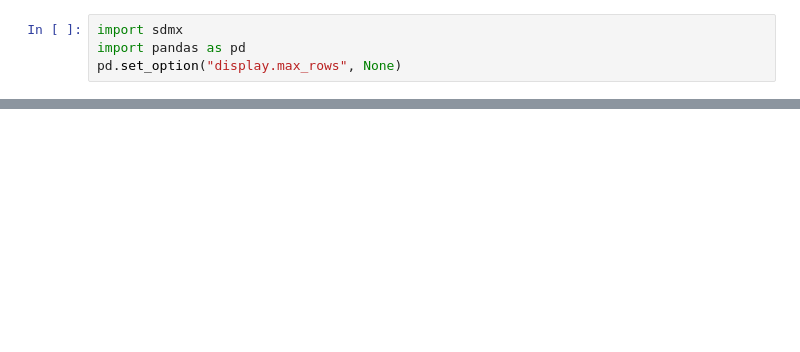
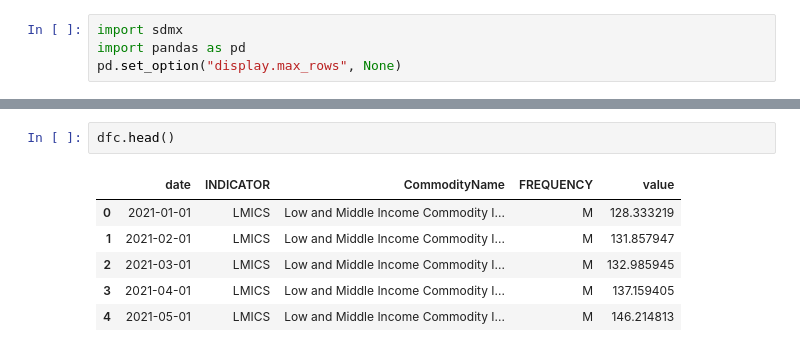
Before and after one commit to KonradSchumacher/DivAnalysisGNN, a Jupyter notebook: src/01_Ingestors/IMF_ingestor.ipynb, the cells around one changed output, grey strips where cells are left out. Saved outputs shown, nothing was run; the diff lists cells and outputs as text; blank space fills up the shorter version.

```diff
--- a/src/01_Ingestors/IMF_ingestor.ipynb
+++ b/src/01_Ingestors/IMF_ingestor.ipynb
@@ -91,3 +154,12 @@ df.head()
 | 2 | 2021-03-01 | AFG | MFS135_FC_RT_PT_A_PT | Deposit rate, Foreign Currency, R... | M | 1.702206 |
 | 3 | 2021-04-01 | AFG | MFS135_FC_RT_PT_A_PT | Deposit rate, Foreign Currency, R... | M | 1.350953 |
 | 4 | 2021-05-01 | AFG | MFS135_FC_RT_PT_A_PT | Deposit rate, Foreign Currency, R... | M | 1.368217 |
+# %%
+dfc.head()
+# %% [output]
+|  | date | INDICATOR | CommodityName | FREQUENCY | value |
+| 0 | 2021-01-01 | LMICS | Low and Middle Income Commodity I... | M | 128.333219 |
+| 1 | 2021-02-01 | LMICS | Low and Middle Income Commodity I... | M | 131.857947 |
+| 2 | 2021-03-01 | LMICS | Low and Middle Income Commodity I... | M | 132.985945 |
+| 3 | 2021-04-01 | LMICS | Low and Middle Income Commodity I... | M | 137.159405 |
+| 4 | 2021-05-01 | LMICS | Low and Middle Income Commodity I... | M | 146.214813 |
```
Also changed, not shown: parts of 7 cells of this notebook, 3 other files.
